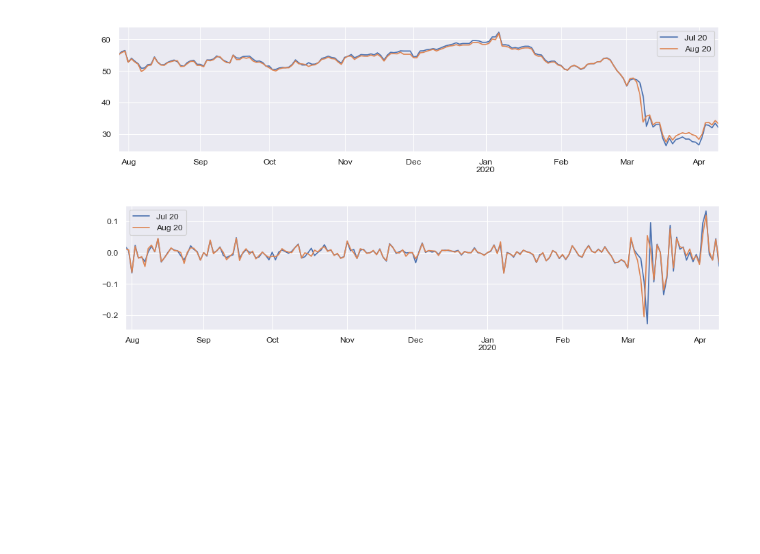
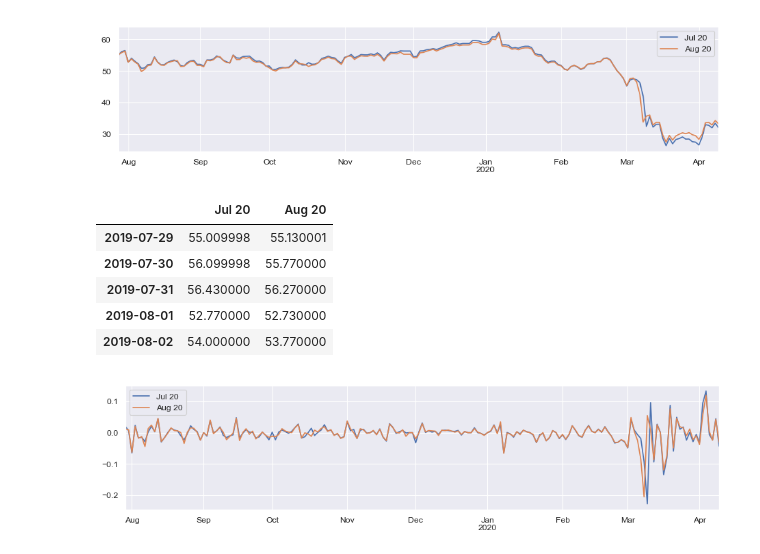
Before and after one commit to sedlakp/exotic-options-simulations, a Jupyter notebook: vypocty_diplomova_prace_calendar_gbm.ipynb, the cells around one changed output. Saved outputs shown, nothing was run; the diff lists cells and outputs as text; code cells hidden in the pictures; blank space fills up the shorter version.

```diff
--- a/vypocty_diplomova_prace_calendar_gbm.ipynb
+++ b/vypocty_diplomova_prace_calendar_gbm.ipynb
@@ -64,6 +66,15 @@ for col in selected.columns:
 plt.show()
 # %% [output]
 [figure]
+# %%
+selected.head()
+# %% [output]
+|  | Jul 20 | Aug 20 |
+| 2019-07-29 | 55.009998 | 55.130001 |
+| 2019-07-30 | 56.099998 | 55.770000 |
+| 2019-07-31 | 56.430000 | 56.270000 |
+| 2019-08-01 | 52.770000 | 52.730000 |
+| 2019-08-02 | 54.000000 | 53.770000 |
 # %%
 #logs = np.log(selected/selected.shift(1))
 change = selected.pct_change()
```
Also changed, not shown: parts of 26 cells of this notebook, 3 other files.
